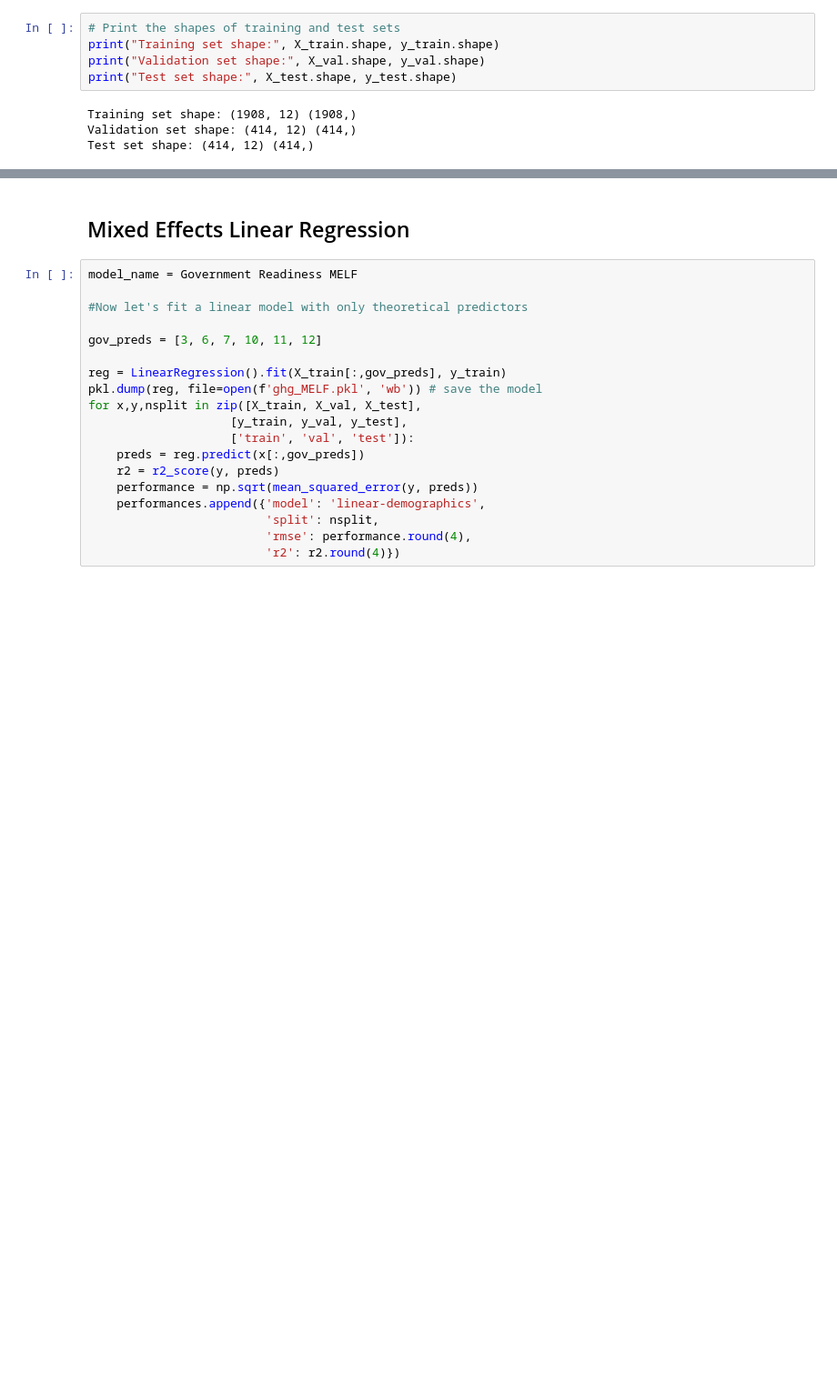
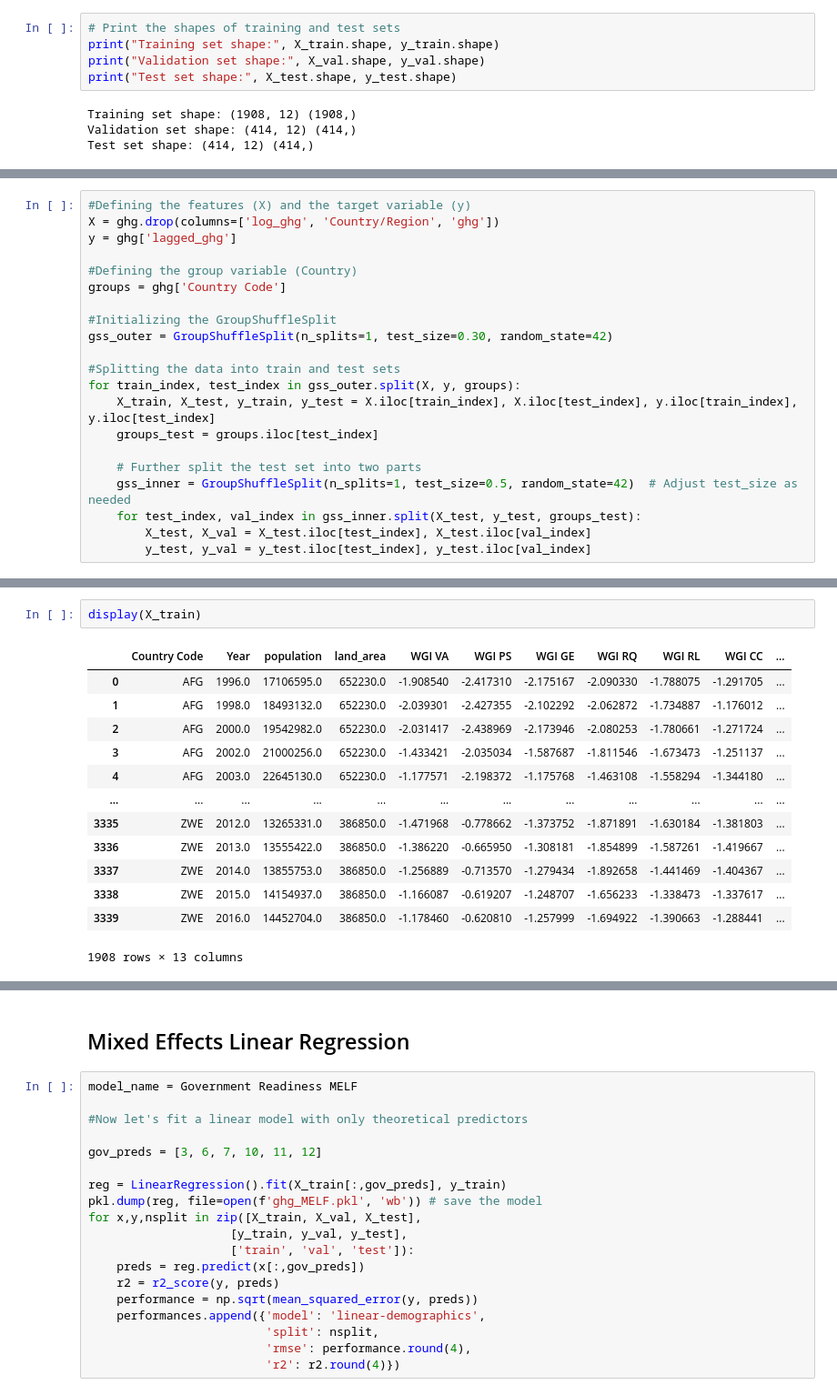
Before and after one commit to marcbarc19/DataScienceExam, a Jupyter notebook: ghg-modelling.ipynb, the cells around one changed output, grey strips where cells are left out. Shown at 91% size. Drawn from its saved outputs; the diff is of its cells as text; blank space fills up the shorter version.

```diff
--- a/ghg-modelling.ipynb
+++ b/ghg-modelling.ipynb
@@ -725,0 +743,21 @@ for y, nsplit in zip([y_train, y_val, y_test], ['train', 'val', 'test']):
+# %%
+#Defining the features (X) and the target variable (y)
+X = ghg.drop(columns=['log_ghg', 'Country/Region', 'ghg'])
+y = ghg['lagged_ghg']
+
+#Defining the group variable (Country)
+groups = ghg['Country Code']
+
+#Initializing the GroupShuffleSplit
+gss_outer = GroupShuffleSplit(n_splits=1, test_size=0.30, random_state=42)
+
+#Splitting the data into train and test sets
+for train_index, test_index in gss_outer.split(X, y, groups):
+    X_train, X_test, y_train, y_test = X.iloc[train_index], X.iloc[test_index], y.iloc[train_index], y.iloc[test_index]
+    groups_test = groups.iloc[test_index]
+
+    # Further split the test set into two parts
+    gss_inner = GroupShuffleSplit(n_splits=1, test_size=0.5, random_state=42)  # Adjust test_size as needed
+    for test_index, val_index in gss_inner.split(X_test, y_test, groups_test):
+        X_test, X_val = X_test.iloc[test_index], X_test.iloc[val_index]
+        y_test, y_val = y_test.iloc[test_index], y_test.iloc[val_index]
@@ -725,0 +773,16 @@ for y, nsplit in zip([y_train, y_val, y_test], ['train', 'val', 'test']):
+# %%
+display(X_train)
+# %% [output]
+|  | Country Code | Year | population | land_area | WGI VA | WGI PS | WGI GE | WGI RQ | WGI RL | WGI CC | ... |
+| 0 | AFG | 1996.0 | 17106595.0 | 652230.0 | -1.908540 | -2.417310 | -2.175167 | -2.090330 | -1.788075 | -1.291705 | ... |
+| 1 | AFG | 1998.0 | 18493132.0 | 652230.0 | -2.039301 | -2.427355 | -2.102292 | -2.062872 | -1.734887 | -1.176012 | ... |
+| 2 | AFG | 2000.0 | 19542982.0 | 652230.0 | -2.031417 | -2.438969 | -2.173946 | -2.080253 | -1.780661 | -1.271724 | ... |
+| 3 | AFG | 2002.0 | 21000256.0 | 652230.0 | -1.433421 | -2.035034 | -1.587687 | -1.811546 | -1.673473 | -1.251137 | ... |
+| 4 | AFG | 2003.0 | 22645130.0 | 652230.0 | -1.177571 | -2.198372 | -1.175768 | -1.463108 | -1.558294 | -1.344180 | ... |
+| ... | ... | ... | ... | ... | ... | ... | ... | ... | ... | ... | ... |
+| 3335 | ZWE | 2012.0 | 13265331.0 | 386850.0 | -1.471968 | -0.778662 | -1.373752 | -1.871891 | -1.630184 | -1.381803 | ... |
+| 3336 | ZWE | 2013.0 | 13555422.0 | 386850.0 | -1.386220 | -0.665950 | -1.308181 | -1.854899 | -1.587261 | -1.419667 | ... |
+| 3337 | ZWE | 2014.0 | 13855753.0 | 386850.0 | -1.256889 | -0.713570 | -1.279434 | -1.892658 | -1.441469 | -1.404367 | ... |
+| 3338 | ZWE | 2015.0 | 14154937.0 | 386850.0 | -1.166087 | -0.619207 | -1.248707 | -1.656233 | -1.338473 | -1.337617 | ... |
+| 3339 | ZWE | 2016.0 | 14452704.0 | 386850.0 | -1.178460 | -0.620810 | -1.257999 | -1.694922 | -1.390663 | -1.288441 | ... |
+1908 rows × 13 columns
```
Also changed, not shown: parts of 11 cells of this notebook.
